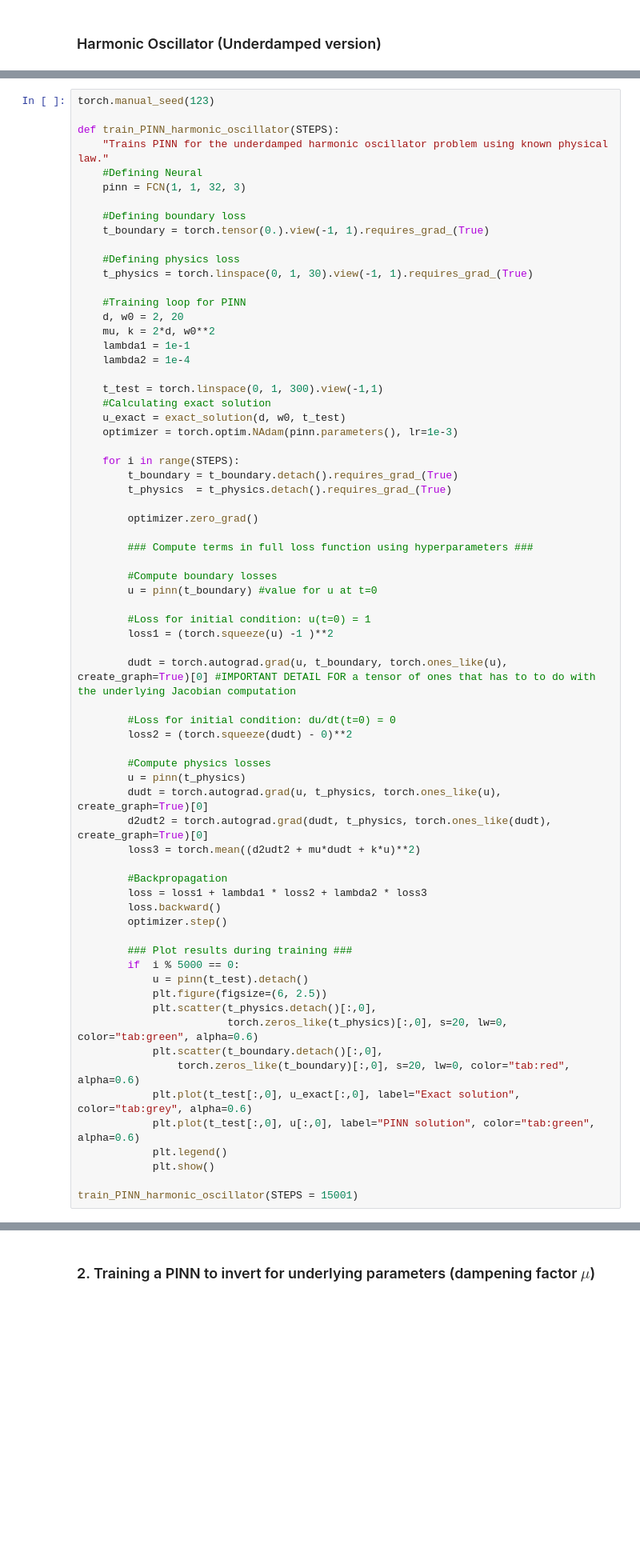
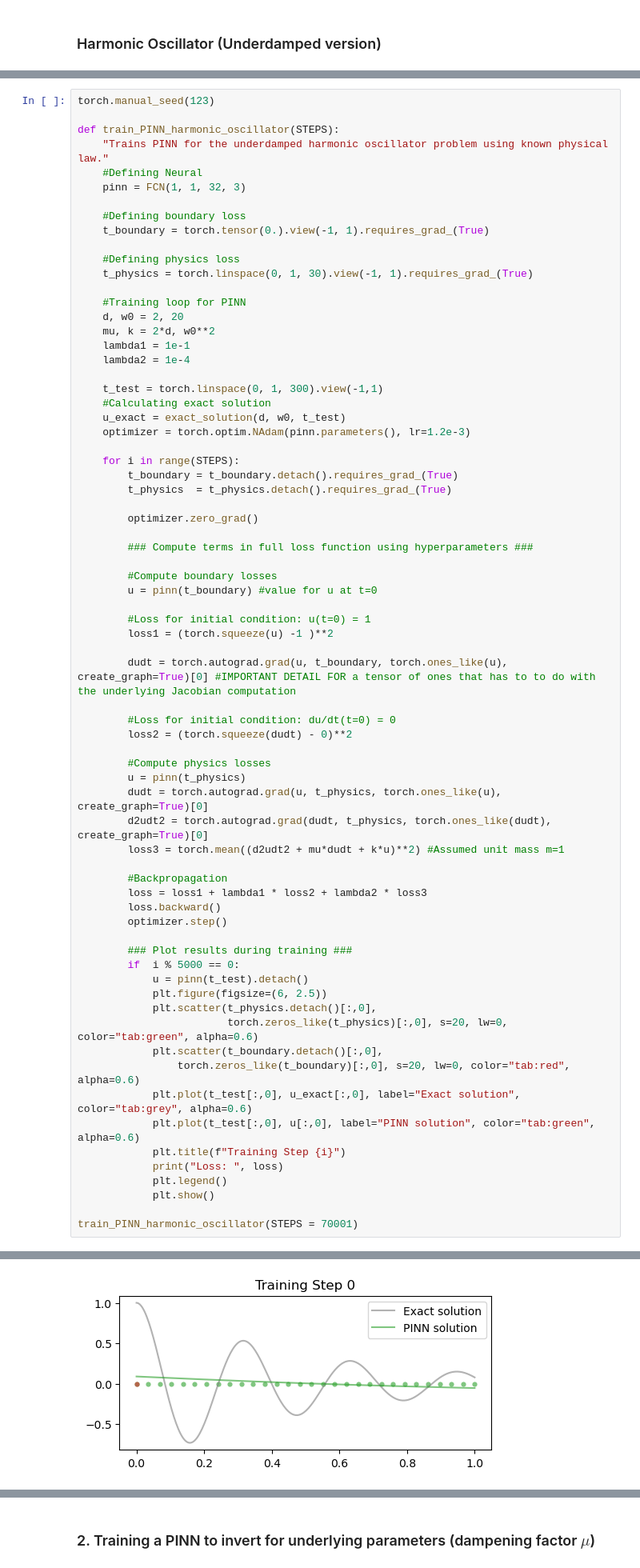
Before and after one commit to Gregoritsch3/PINNs_Harmonic_Oscillator, a Jupyter notebook: PINNs_Harmonic_Oscillators.ipynb, the cells around one changed output, grey strips where cells are left out. Shown at 80% size. Saved outputs shown, nothing was run; the diff lists cells and outputs as text; blank space fills up the shorter version.

```diff
--- a/PINNs_Harmonic_Oscillators.ipynb
+++ b/PINNs_Harmonic_Oscillators.ipynb
@@ -81,7 +159,7 @@ def train_PINN_harmonic_oscillator(STEPS):
     t_test = torch.linspace(0, 1, 300).view(-1,1)
     #Calculating exact solution
     u_exact = exact_solution(d, w0, t_test)
-    optimizer = torch.optim.NAdam(pinn.parameters(), lr=1e-3)
+    optimizer = torch.optim.NAdam(pinn.parameters(), lr=1.2e-3)
 
     for i in range(STEPS):
         t_boundary = t_boundary.detach().requires_grad_(True)
@@ -106,7 +184,7 @@ def train_PINN_harmonic_oscillator(STEPS):
         u = pinn(t_physics)
         dudt = torch.autograd.grad(u, t_physics, torch.ones_like(u), create_graph=True)[0]
         d2udt2 = torch.autograd.grad(dudt, t_physics, torch.ones_like(dudt), create_graph=True)[0]
-        loss3 = torch.mean((d2udt2 + mu*dudt + k*u)**2)
+        loss3 = torch.mean((d2udt2 + mu*dudt + k*u)**2) #Assumed unit mass m=1
 
         #Backpropagation
         loss = loss1 + lambda1 * loss2 + lambda2 * loss3
@@ -123,7 +201,10 @@ def train_PINN_harmonic_oscillator(STEPS):
                 torch.zeros_like(t_boundary)[:,0], s=20, lw=0, color="tab:red", alpha=0.6)
             plt.plot(t_test[:,0], u_exact[:,0], label="Exact solution", color="tab:grey", alpha=0.6)
             plt.plot(t_test[:,0], u[:,0], label="PINN solution", color="tab:green", alpha=0.6)
+            plt.title(f"Training Step {i}")
+            print("Loss: ", loss)
             plt.legend()
             plt.show()
 
-train_PINN_harmonic_oscillator(STEPS = 15001)
+train_PINN_harmonic_oscillator(STEPS = 70001)
+# %% [output]
@@ -129,0 +212 @@ train_PINN_harmonic_oscillator(STEPS = 15001)
+[figure, added]
```
Also changed, not shown: parts of 14 cells of this notebook.
